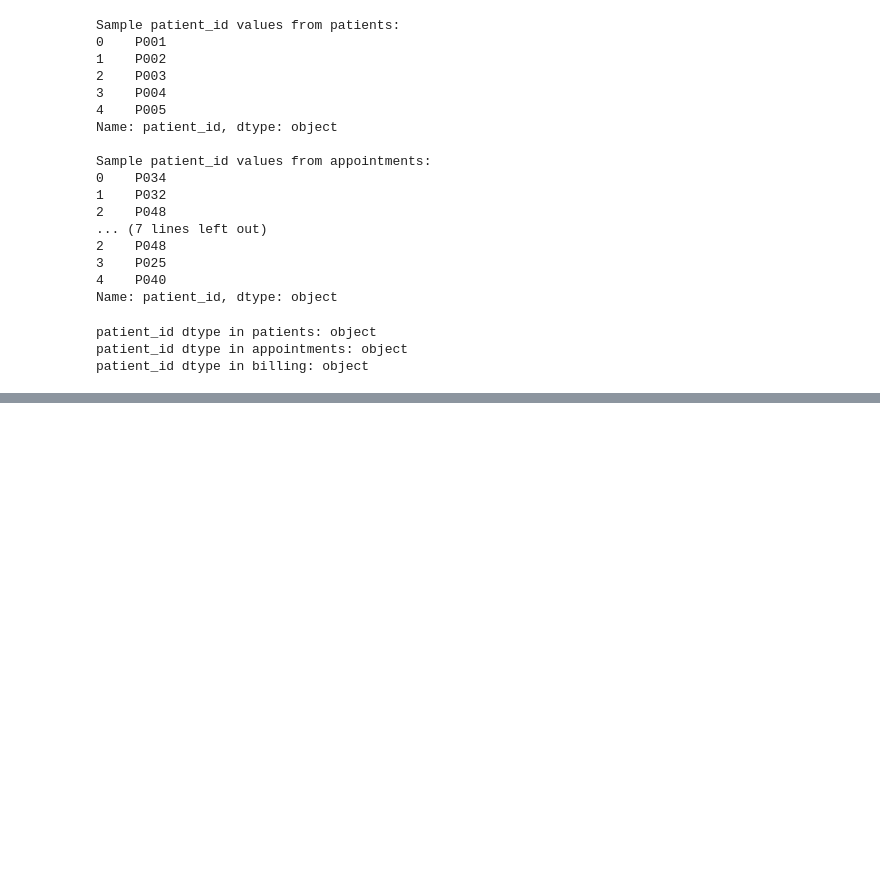
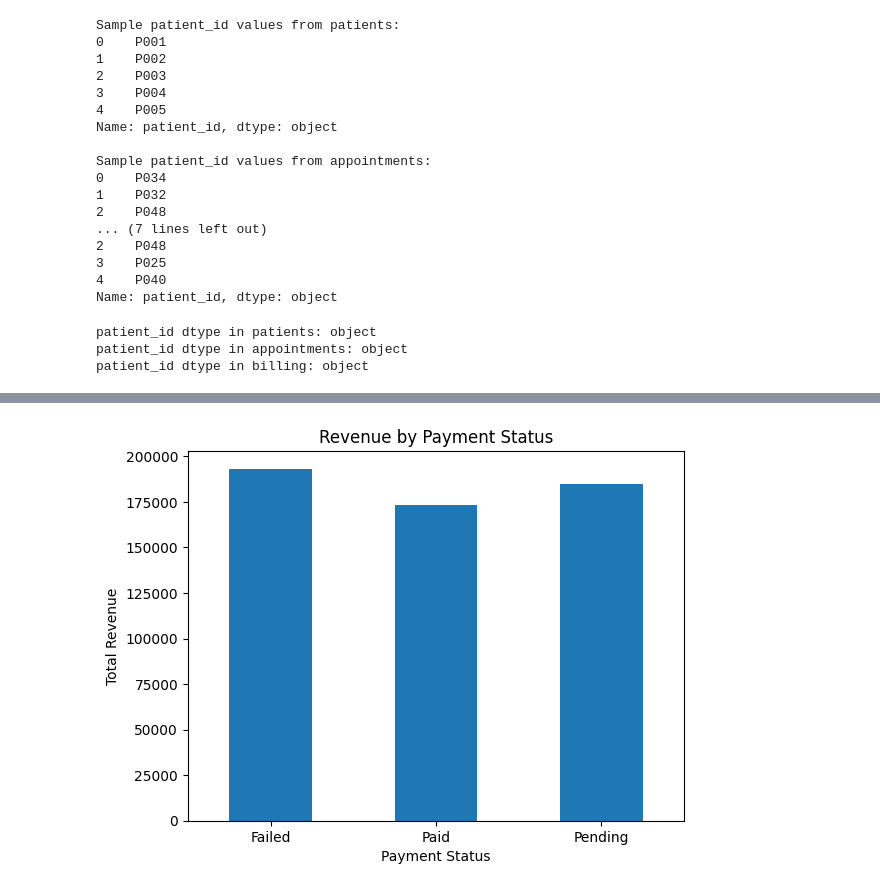
Before and after one commit to Ifthekher237/healthcare-ai-portfolio, a Jupyter notebook: project-01-hospital-operations-dashboard/notebooks/01_sql_joins_and_eda.ipynb, the cells around one changed output, grey strips where cells are left out. Saved outputs shown, nothing was run; the diff lists cells and outputs as text; code cells hidden in the pictures; blank space fills up the shorter version.

```diff
--- a/project-01-hospital-operations-dashboard/notebooks/01_sql_joins_and_eda.ipynb
+++ b/project-01-hospital-operations-dashboard/notebooks/01_sql_joins_and_eda.ipynb
@@ -510,0 +371,9 @@ The next stage will focus on:
+# %%
+billing_analytics = billing.merge(
+    patients,
+    on="patient_id",
+    how="left"
+)
+
+print("Billing analytics dataset created successfully.")
+billing_analytics.head()
@@ -510,0 +520,9 @@ The next stage will focus on:
+# %%
+billing_analytics.groupby("payment_status")["amount"].sum().plot(kind="bar")
+plt.title("Revenue by Payment Status")
+plt.xlabel("Payment Status")
+plt.ylabel("Total Revenue")
+plt.xticks(rotation=0)
+plt.show()
+# %% [output]
+[figure, added]
```
Also changed, not shown: parts of 36 cells of this notebook, 3 other files.
